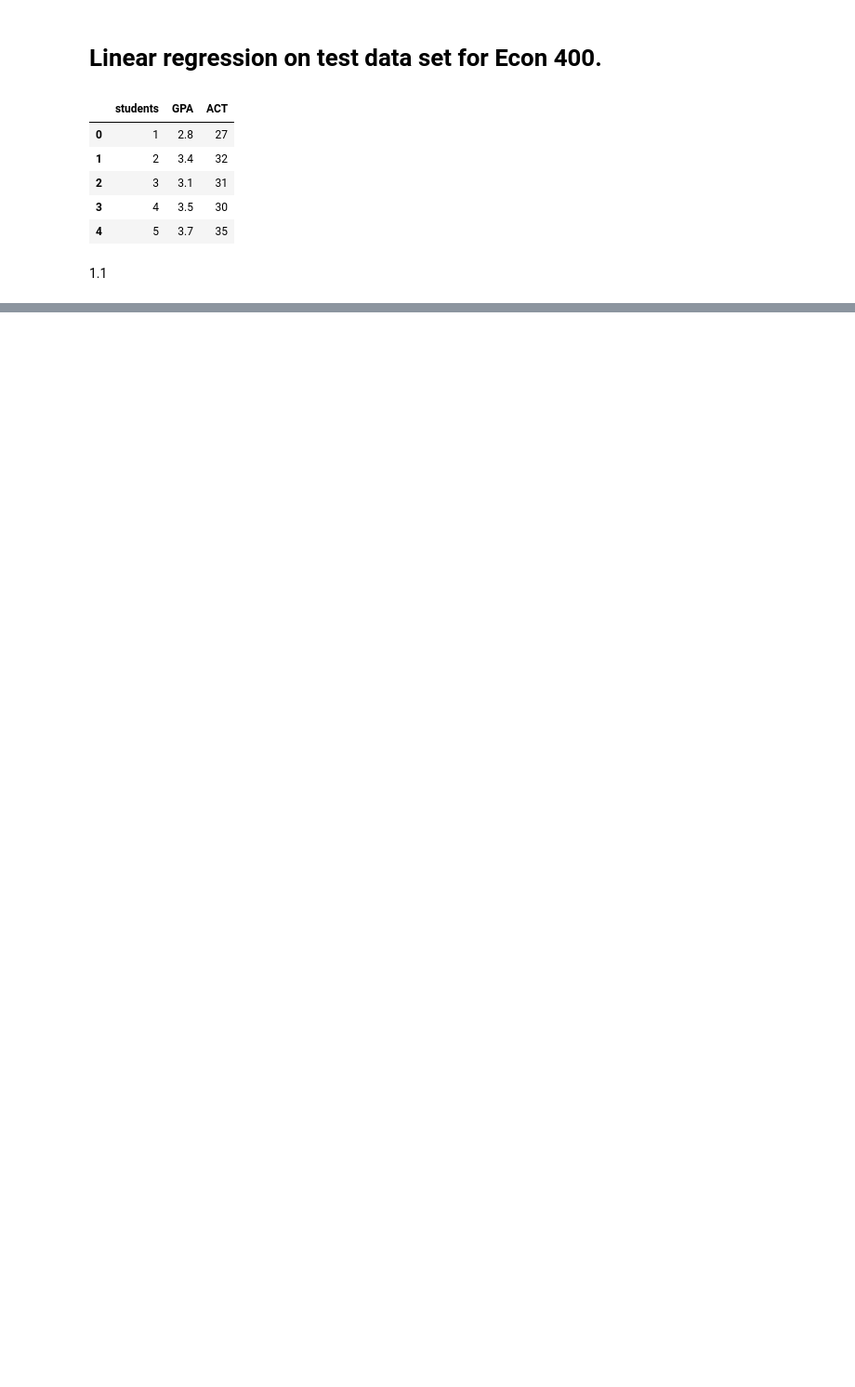
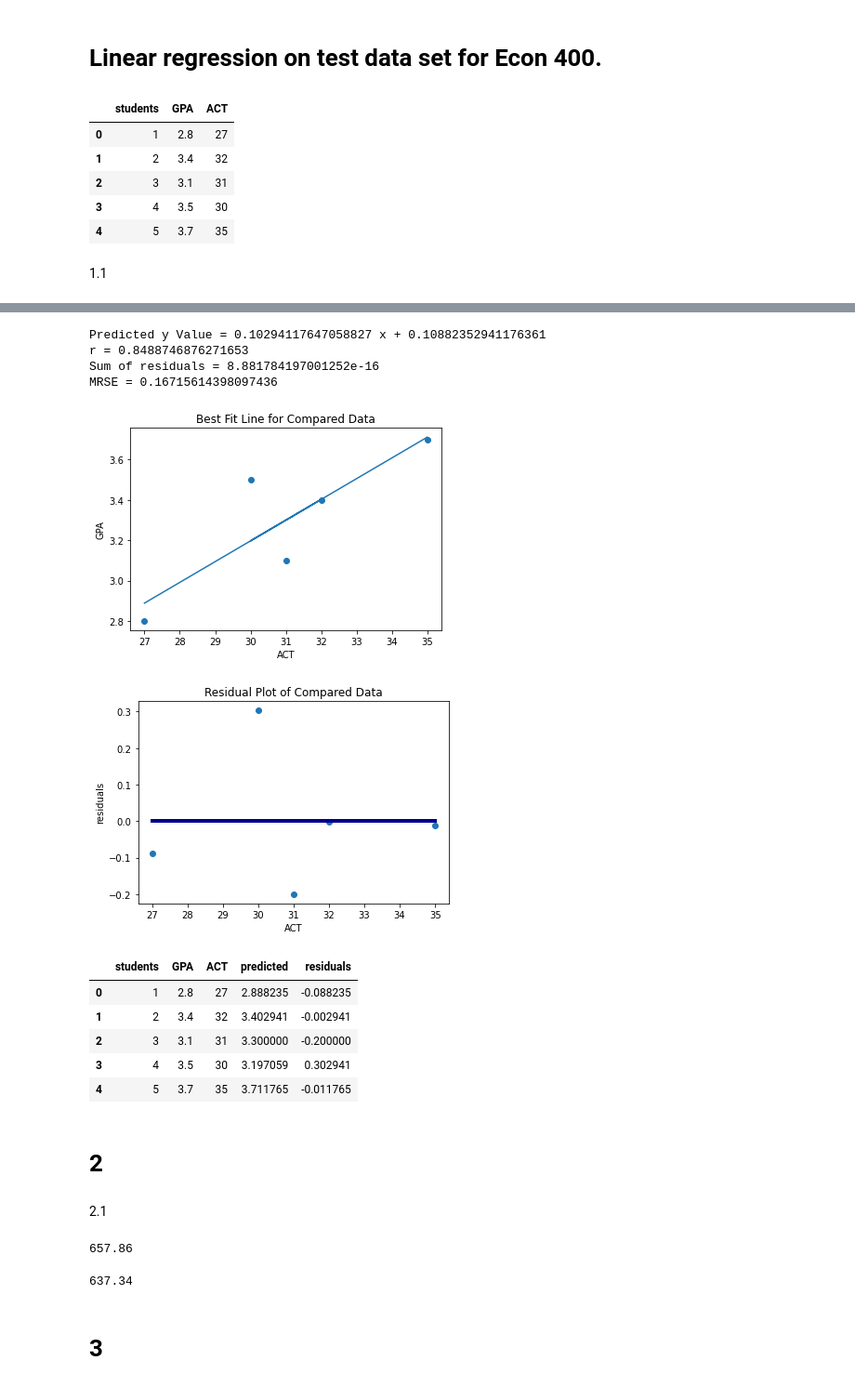
Before and after one commit to RayCarpenterIII/Different-Regressions, a Jupyter notebook: Linear Regression/Econ 400Ass 5.ipynb, the cells around one changed output, grey strips where cells are left out. Shown: that part at 93% size. Cells and saved outputs as stored; diff of their text form; code cells hidden in the pictures; blank space fills up the shorter version.

```diff
--- a/Linear Regression/Econ 400Ass 5.ipynb
+++ b/Linear Regression/Econ 400Ass 5.ipynb
@@ -110,0 +110,30 @@ MRSE = 1.6970562748477136
+# %%
+linear_regression_descriptive(df, 'ACT', 'GPA')
+# %% [output]
+Predicted y Value = 0.10294117647058827 x + 0.10882352941176361
+r = 0.8488746876271653
+Sum of residuals = 8.881784197001252e-16
+MRSE = 0.16715614398097436
+[figure, added]
+[figure, added]
+|  | students | GPA | ACT | predicted | residuals |
+| 0 | 1 | 2.8 | 27 | 2.888235 | -0.088235 |
+| 1 | 2 | 3.4 | 32 | 3.402941 | -0.002941 |
+| 2 | 3 | 3.1 | 31 | 3.300000 | -0.200000 |
+| 3 | 4 | 3.5 | 30 | 3.197059 | 0.302941 |
+| 4 | 5 | 3.7 | 35 | 3.711765 | -0.011765 |
+# %% [markdown]
+# 2
+# %% [markdown]
+2.1
+# %%
+698.9-2.28*18
+# %% [output]
+657.86
+# %%
+698.9-2.28*27
+# %% [output]
+637.34
+# %% [markdown]
+
+# 3
```
Also changed, not shown: parts of 30 cells of this notebook.
